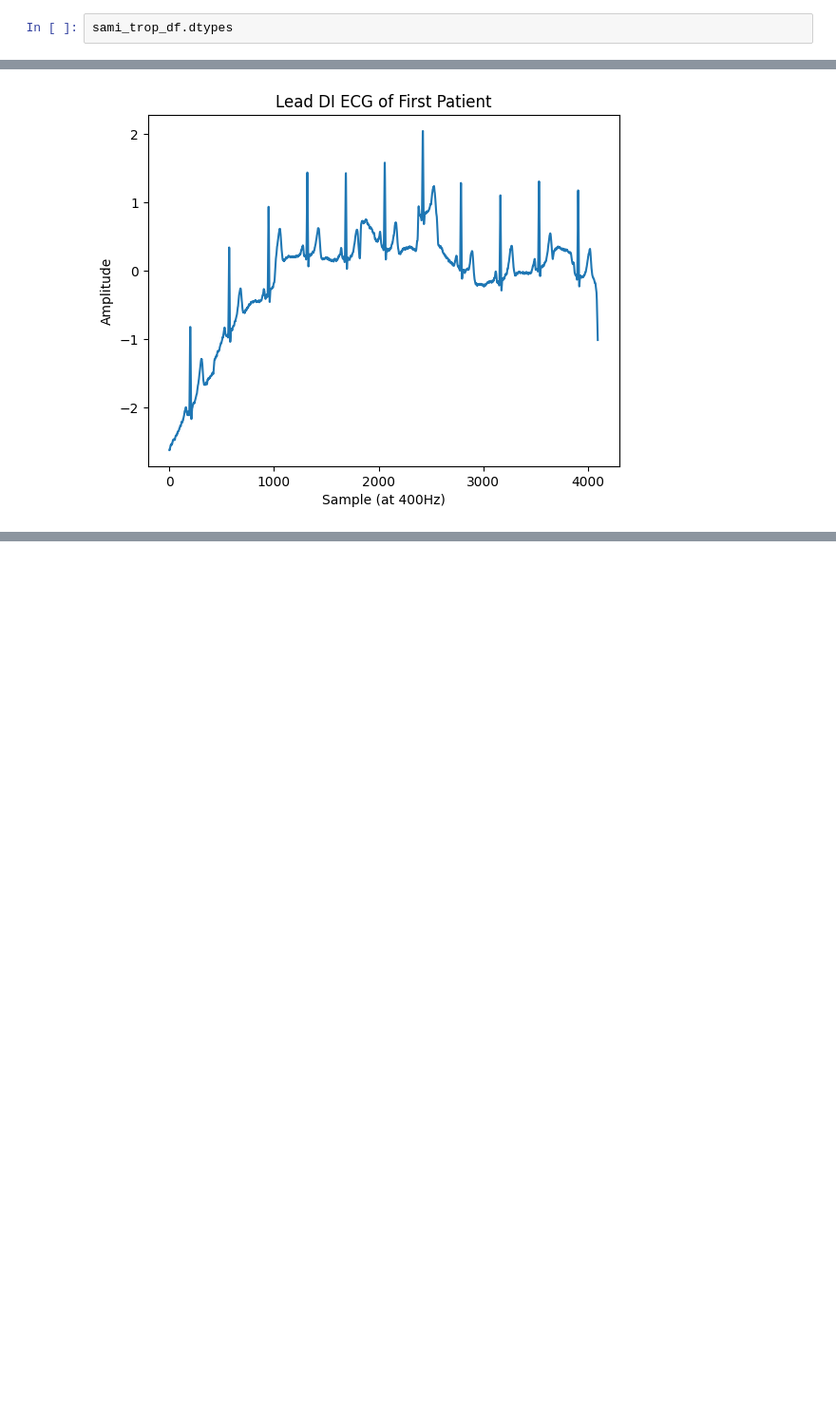
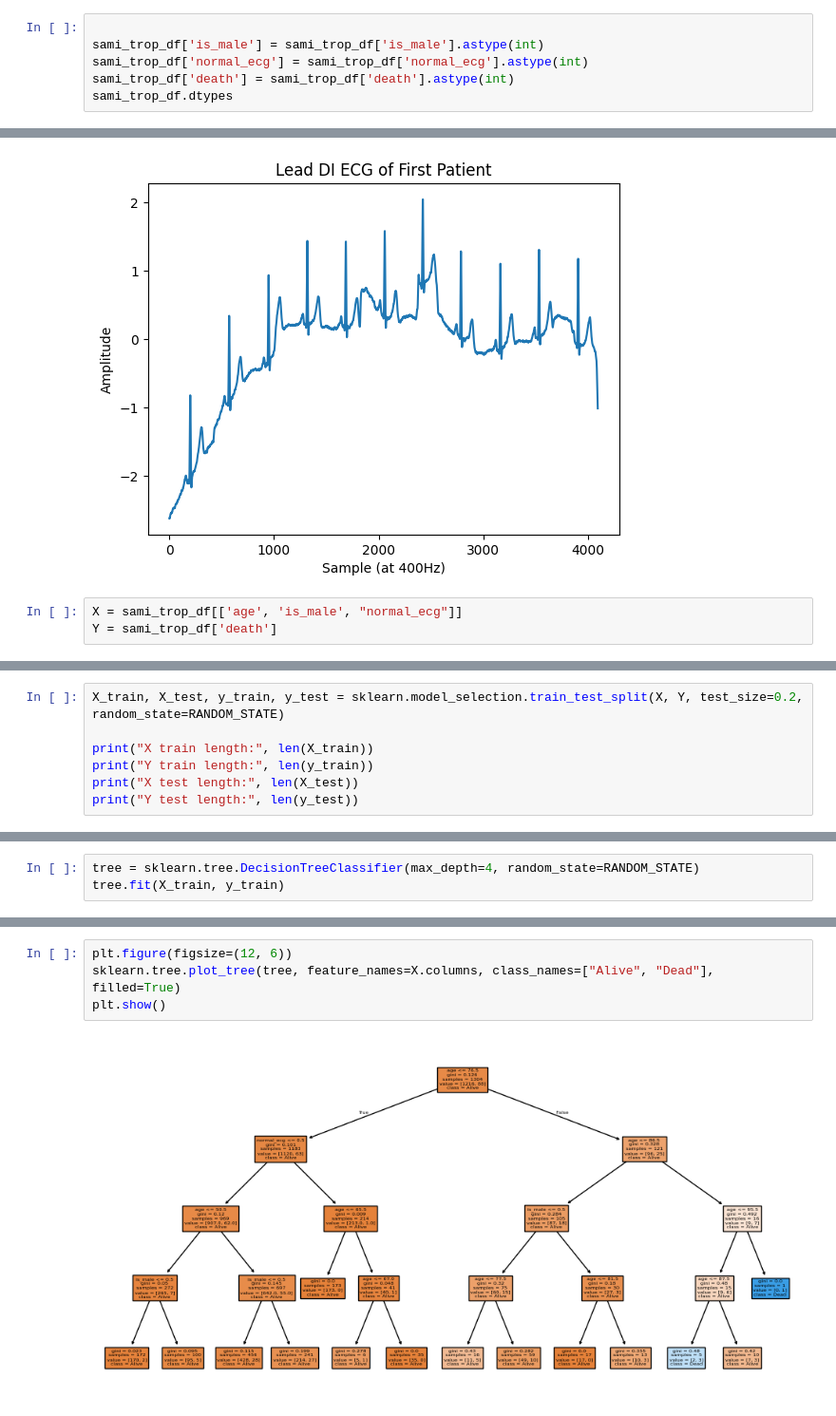
Before and after one commit to alonelycharmander/mids-207-project-chagas, a Jupyter notebook: notebooks/baseline_decision_tree.ipynb, the cells around one changed output, grey strips where cells are left out. Shown at 95% size. Drawn from its saved outputs; the diff is of its cells as text; blank space fills up the shorter version.

Commit message:
added example tree need to create base line of predicted death or not

```diff
--- a/notebooks/baseline_decision_tree.ipynb
+++ b/notebooks/baseline_decision_tree.ipynb
@@ -18,6 +22,10 @@ sami_trop_df.head()
 | 1074 | 18511 | 75 | False | False | False | 2.433699 | 46.081425 |
 | 514 | 20122 | 85 | False | False | False | 2.011048 | 64.305140 |
 # %%
+
+sami_trop_df['is_male'] = sami_trop_df['is_male'].astype(int)
+sami_trop_df['normal_ecg'] = sami_trop_df['normal_ecg'].astype(int)
+sami_trop_df['death'] = sami_trop_df['death'].astype(int)
 sami_trop_df.dtypes
 # %% [output]
 exam_id               int64
@@ -47,3 +55,6 @@ plt.ylabel("Amplitude")
 plt.show()
 # %% [output]
 [figure]
+# %%
+X = sami_trop_df[['age', 'is_male', "normal_ecg"]]
+Y = sami_trop_df['death']
@@ -49,0 +63,7 @@ plt.show()
+# %%
+X_train, X_test, y_train, y_test = sklearn.model_selection.train_test_split(X, Y, test_size=0.2, random_state=RANDOM_STATE)
+
+print("X train length:", len(X_train))
+print("Y train length:", len(y_train))
+print("X test length:", len(X_test))
+print("Y test length:", len(y_test))
@@ -49,0 +75,3 @@ plt.show()
+# %%
+tree = sklearn.tree.DecisionTreeClassifier(max_depth=4, random_state=RANDOM_STATE)
+tree.fit(X_train, y_train)
@@ -49,0 +94,6 @@ plt.show()
+# %%
+plt.figure(figsize=(12, 6))
+sklearn.tree.plot_tree(tree, feature_names=X.columns, class_names=["Alive", "Dead"], filled=True)
+plt.show()
+# %% [output]
+[figure, added]
```
Also changed, not shown: parts of 6 cells of this notebook.
